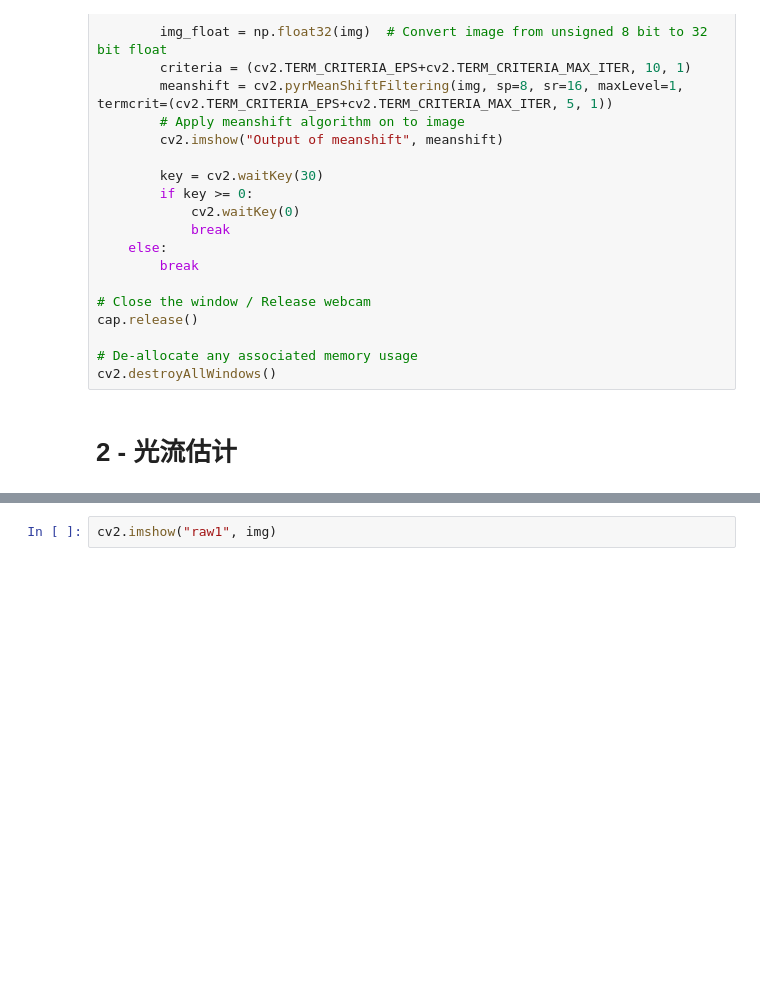
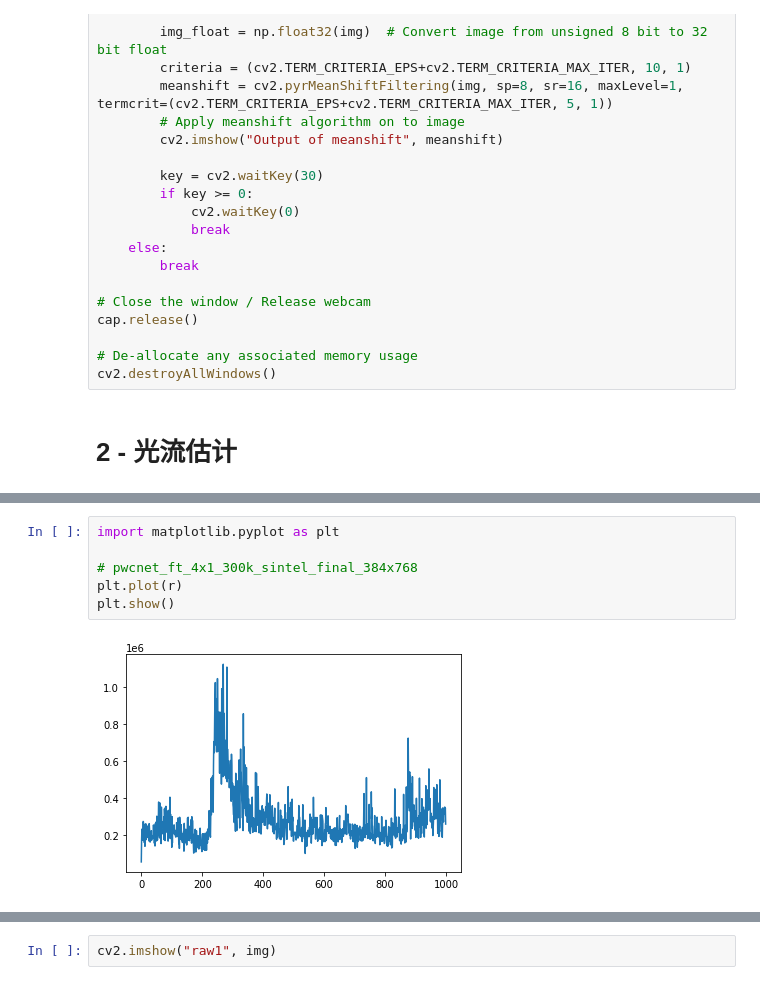
Before and after one commit to liuziyi-subtle/FishFeeding, a Jupyter notebook: test_optical_flow.ipynb, the cells around one changed output, grey strips where cells are left out. Saved outputs shown, nothing was run; the diff lists cells and outputs as text; blank space fills up the shorter version.

```diff
--- a/test_optical_flow.ipynb
+++ b/test_optical_flow.ipynb
@@ -43,0 +128,8 @@ cv2.destroyAllWindows()
+# %%
+import matplotlib.pyplot as plt
+
+# pwcnet_ft_4x1_300k_sintel_final_384x768
+plt.plot(r)
+plt.show()
+# %% [output]
+[figure, added]
```
Also changed, not shown: parts of 12 cells of this notebook.
